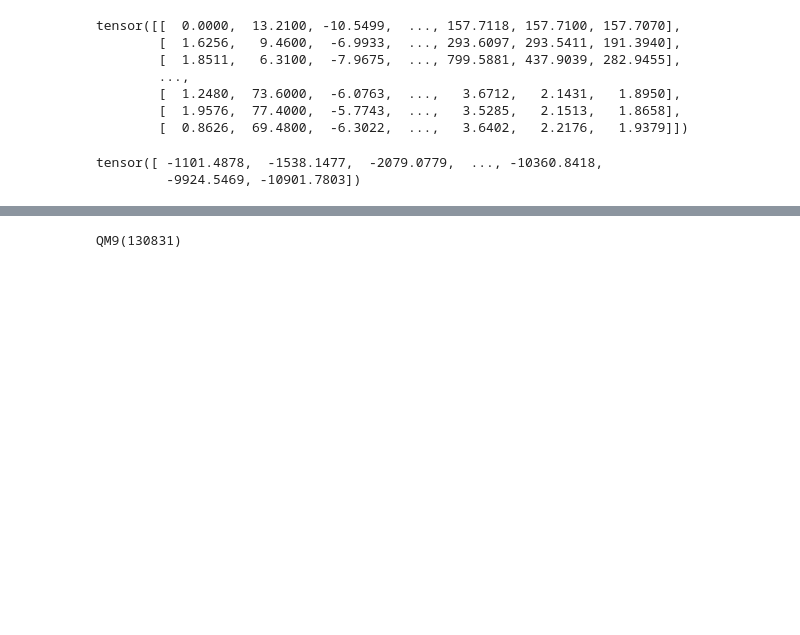
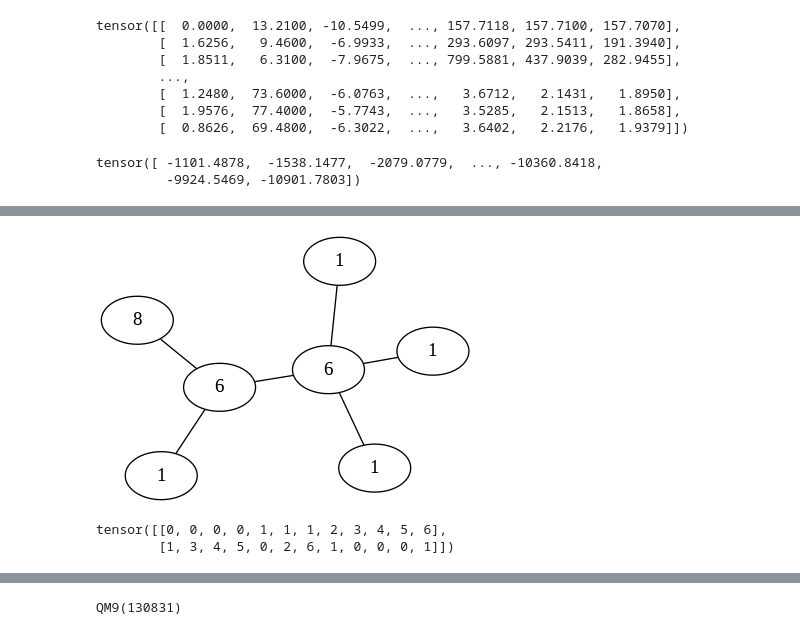
Before and after one commit to cerasole/ml4hep, a Jupyter notebook: GNNs/torch_OrganicMoleculesFormationEnergy_QM9dataset.ipynb, the cells around one changed output, grey strips where cells are left out. Saved outputs shown, nothing was run; the diff lists cells and outputs as text; code cells hidden in the pictures; blank space fills up the shorter version.

```diff
--- a/GNNs/torch_OrganicMoleculesFormationEnergy_QM9dataset.ipynb
+++ b/GNNs/torch_OrganicMoleculesFormationEnergy_QM9dataset.ipynb
@@ -116,0 +147,17 @@ tensor([ -1101.4878,  -1538.1477,  -2079.0779,  ..., -10360.8418,
+# %%
+draw_graph(raw_dataset[10])
+# %% [output]
+[figure, added]
+# %%
+raw_dataset[10].edge_index   ### THIS ATTRIBUTE STATES THE CONNECTIVITY OF THE GRAPH
+
+# Nodes are ordered per decreasing number of connections:
+# - the node "6" on the right has 4 connections and it is labeled as 0
+# - the node "6" on the left has 3 connections and it is labeled as 1
+# - the three "1" nodes on the right connected to node 0 are labeled as 3, 4, 5
+# - the remaining 2 are labeled as 2 and 6.
+
+# In this graph, there are 7 nodes and 6*2=12 connections (they are counted in both directions).
+# %% [output]
+tensor([[0, 0, 0, 0, 1, 1, 1, 2, 3, 4, 5, 6],
+        [1, 3, 4, 5, 0, 2, 6, 1, 0, 0, 0, 1]])
```
Also changed, not shown: parts of 37 cells of this notebook.
